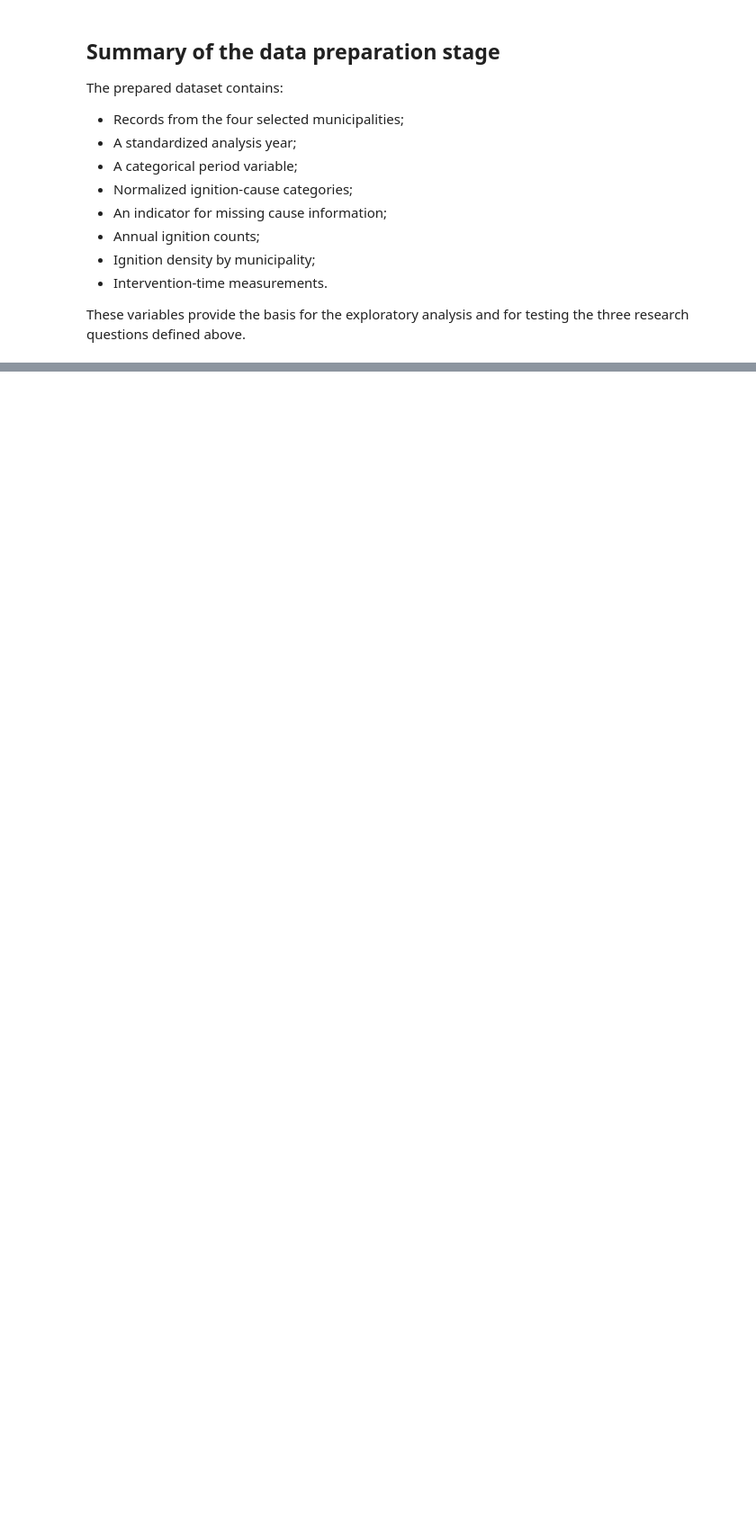
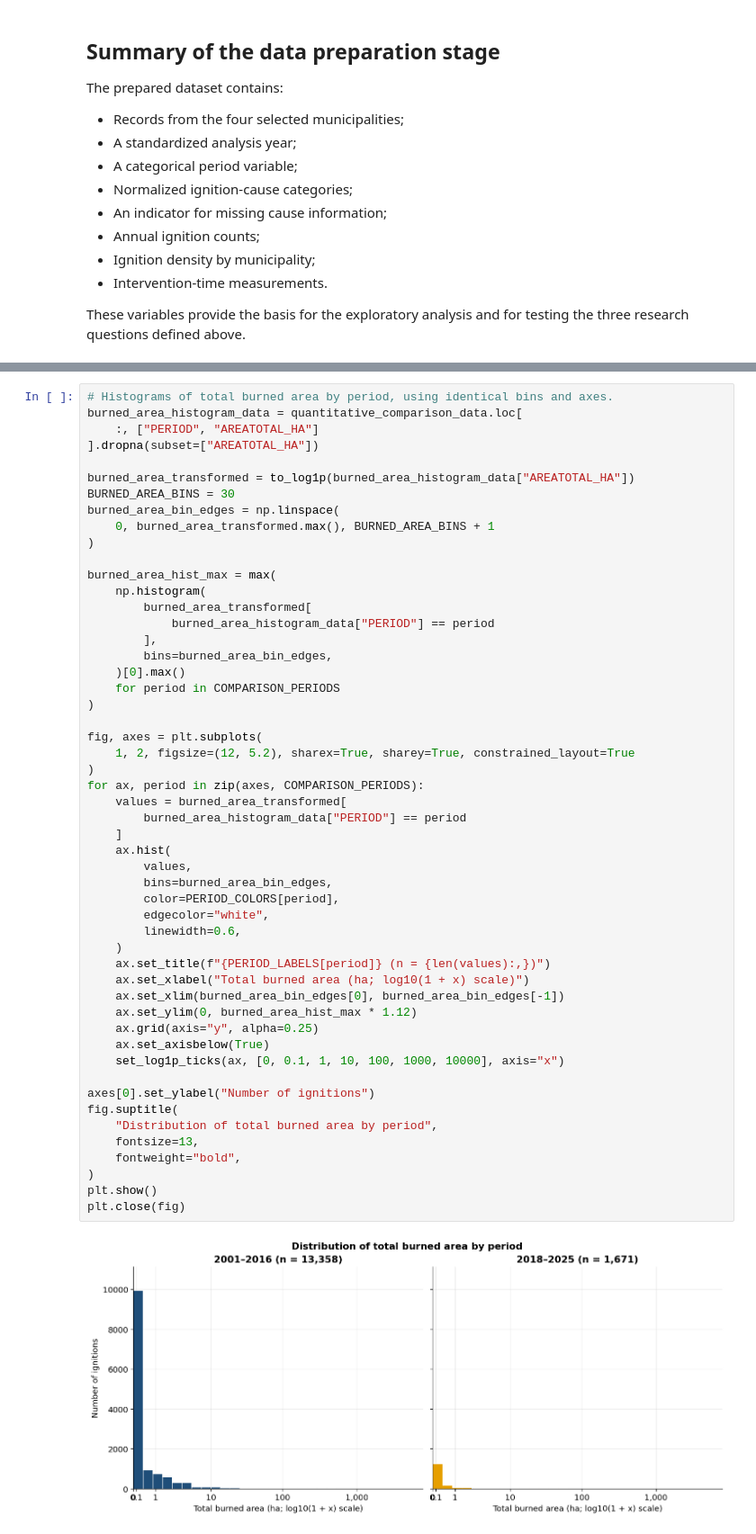
Before and after one commit to Rodrigosoares124/TEAM07-FCED, a Jupyter notebook: 00_scope_definition.ipynb, the cells around one changed output, grey strips where cells are left out. Shown at 90% size. Drawn from its saved outputs; the diff is of its cells as text; blank space fills up the shorter version.

Commit message:
2 qualitative + 4 quantitative variable vizualization

```diff
--- a/00_scope_definition.ipynb
+++ b/00_scope_definition.ipynb
@@ -498,0 +1222,54 @@ These variables provide the basis for the exploratory analysis and for testing t
+# %%
+# Histograms of total burned area by period, using identical bins and axes.
+burned_area_histogram_data = quantitative_comparison_data.loc[
+    :, ["PERIOD", "AREATOTAL_HA"]
+].dropna(subset=["AREATOTAL_HA"])
+
+burned_area_transformed = to_log1p(burned_area_histogram_data["AREATOTAL_HA"])
+BURNED_AREA_BINS = 30
+burned_area_bin_edges = np.linspace(
+    0, burned_area_transformed.max(), BURNED_AREA_BINS + 1
+)
+
+burned_area_hist_max = max(
+    np.histogram(
+        burned_area_transformed[
+            burned_area_histogram_data["PERIOD"] == period
+        ],
+        bins=burned_area_bin_edges,
+    )[0].max()
+    for period in COMPARISON_PERIODS
+)
+
+fig, axes = plt.subplots(
+    1, 2, figsize=(12, 5.2), sharex=True, sharey=True, constrained_layout=True
+)
+for ax, period in zip(axes, COMPARISON_PERIODS):
+    values = burned_area_transformed[
+        burned_area_histogram_data["PERIOD"] == period
+    ]
+    ax.hist(
+        values,
+        bins=burned_area_bin_edges,
+        color=PERIOD_COLORS[period],
+        edgecolor="white",
+        linewidth=0.6,
+    )
+    ax.set_title(f"{PERIOD_LABELS[period]} (n = {len(values):,})")
+    ax.set_xlabel("Total burned area (ha; log10(1 + x) scale)")
+    ax.set_xlim(burned_area_bin_edges[0], burned_area_bin_edges[-1])
+    ax.set_ylim(0, burned_area_hist_max * 1.12)
+    ax.grid(axis="y", alpha=0.25)
+    ax.set_axisbelow(True)
+    set_log1p_ticks(ax, [0, 0.1, 1, 10, 100, 1000, 10000], axis="x")
+
+axes[0].set_ylabel("Number of ignitions")
+fig.suptitle(
+    "Distribution of total burned area by period",
+    fontsize=13,
+    fontweight="bold",
+)
+plt.show()
+plt.close(fig)
+# %% [output]
+[figure, added]
```
Also changed, not shown: parts of 66 cells of this notebook, 1 other file.
